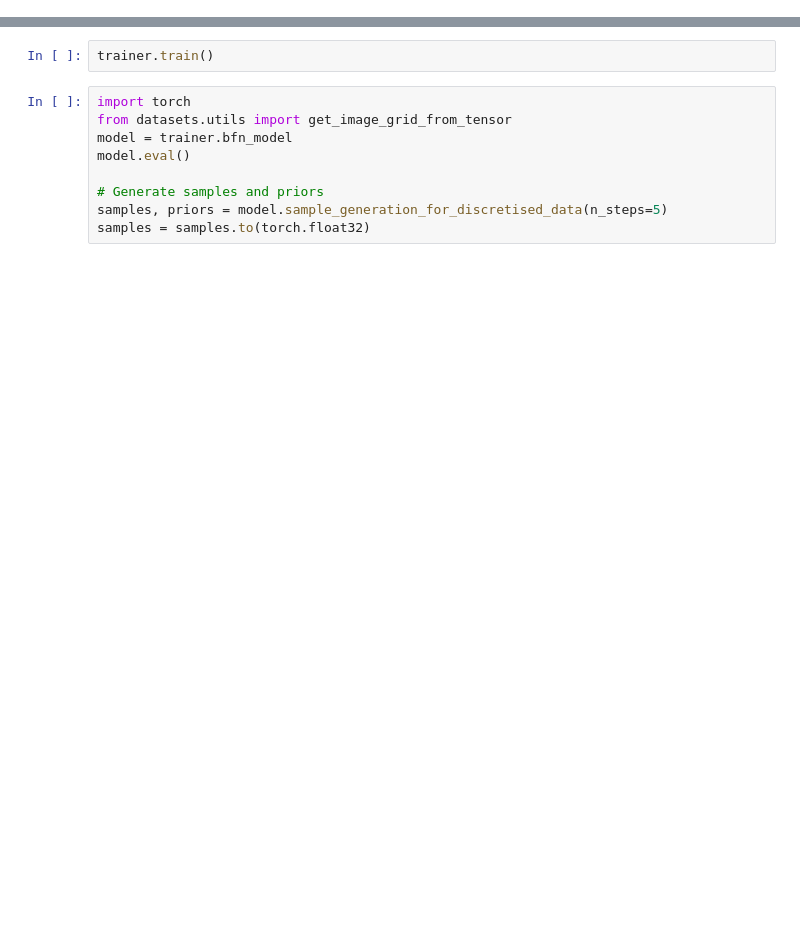
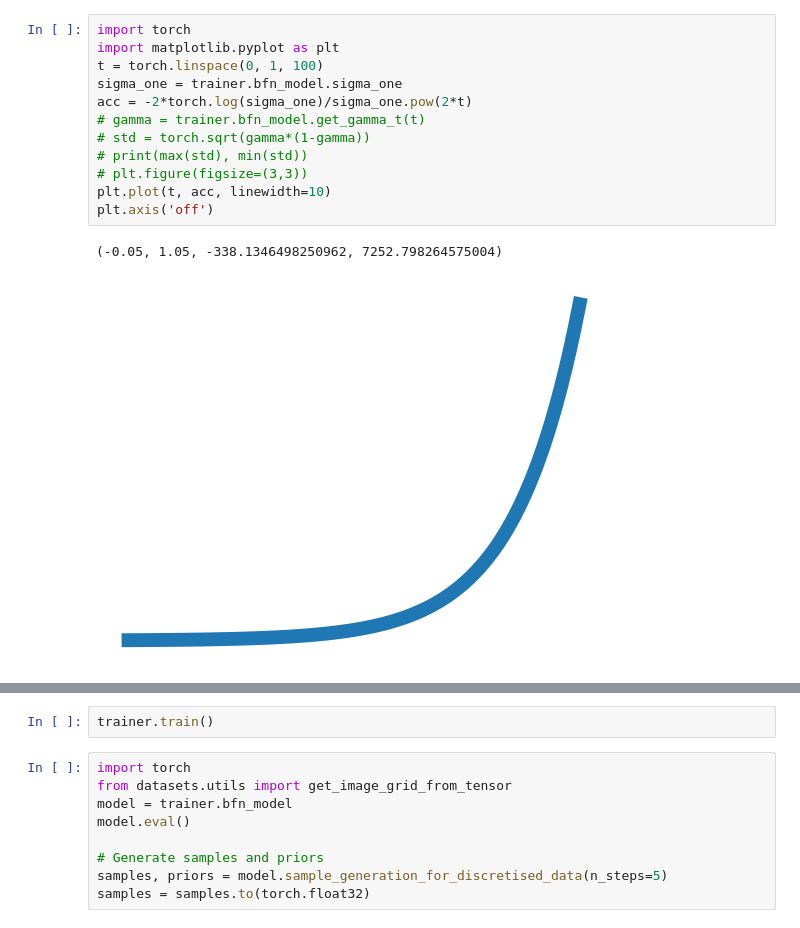
Before and after one commit to rupertmenneer/bayesian_flow, a Jupyter notebook: discretised/cifar_10.ipynb, the cells around one changed output, grey strips where cells are left out. Drawn from its saved outputs; the diff is of its cells as text; blank space fills up the shorter version.

```diff
--- a/discretised/cifar_10.ipynb
+++ b/discretised/cifar_10.ipynb
@@ -18,0 +16,15 @@ Loaded pretrained model checkpoint ./bfn_model_checkpoint.pth
+# %%
+import torch
+import matplotlib.pyplot as plt
+t = torch.linspace(0, 1, 100)
+sigma_one = trainer.bfn_model.sigma_one
+acc = -2*torch.log(sigma_one)/sigma_one.pow(2*t)
+# gamma = trainer.bfn_model.get_gamma_t(t)
+# std = torch.sqrt(gamma*(1-gamma))
+# print(max(std), min(std))
+# plt.figure(figsize=(3,3))
+plt.plot(t, acc, linewidth=10)
+plt.axis('off')
+# %% [output]
+(-0.05, 1.05, -338.1346498250962, 7252.798264575004)
+[figure, added]
```
Also changed, not shown: parts of 10 cells of this notebook, 2 other files.
